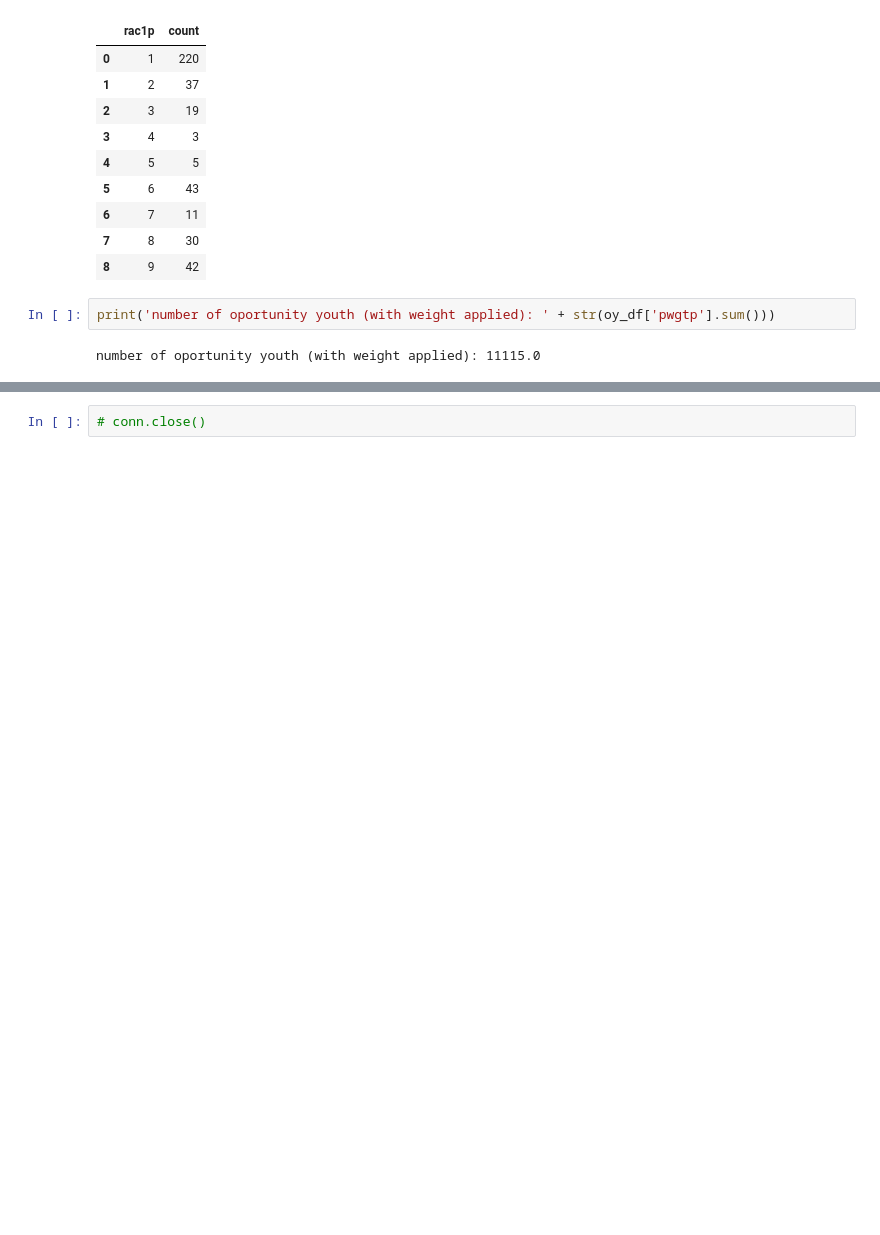
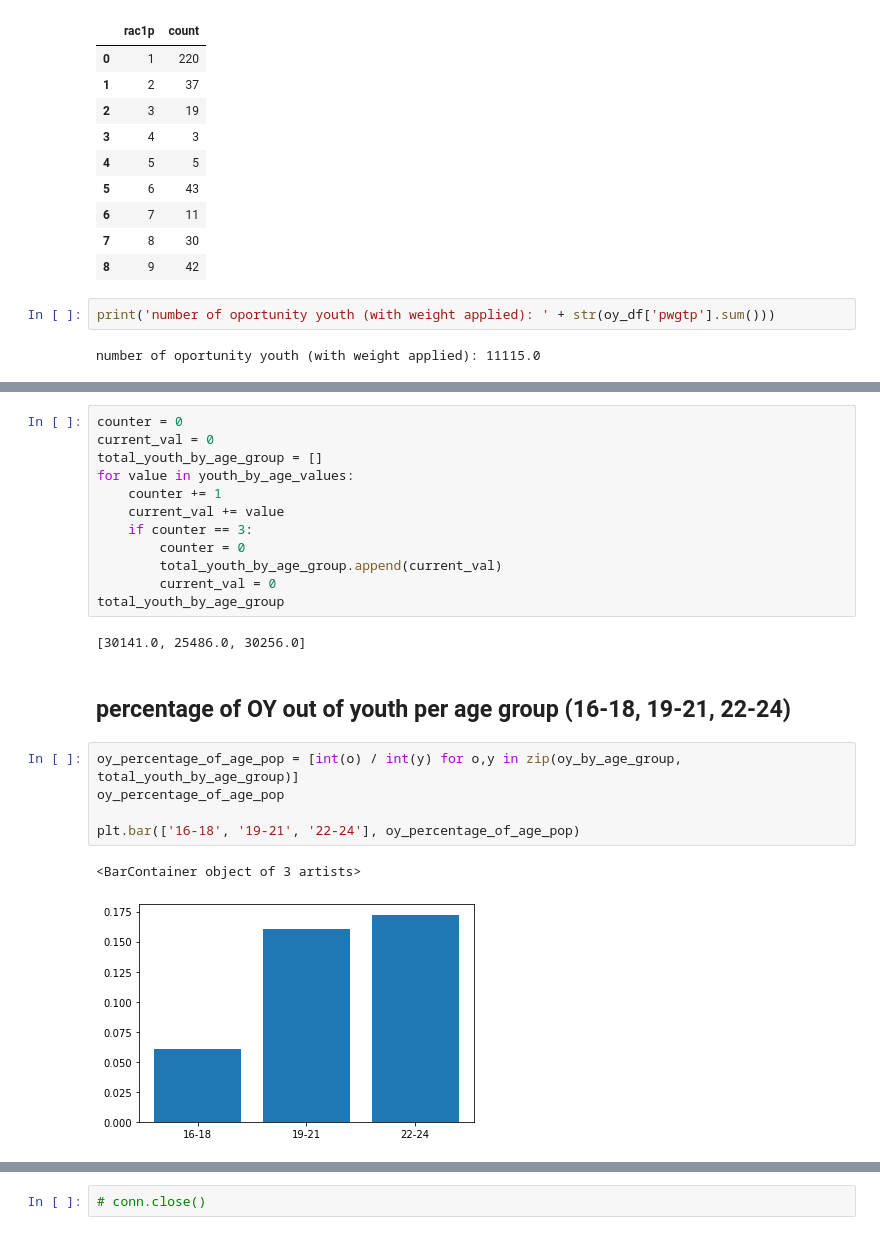
Before and after one commit to sam-thurman/dsc-mod-1-project-seattle-ds, a Jupyter notebook: notebooks/exploratory/02_samt_exploratory.ipynb, the cells around one changed output, grey strips where cells are left out. Drawn from its saved outputs; the diff is of its cells as text; blank space fills up the shorter version.

```diff
--- a/notebooks/exploratory/02_samt_exploratory.ipynb
+++ b/notebooks/exploratory/02_samt_exploratory.ipynb
@@ -195,0 +270,24 @@ number of oportunity youth (with weight applied): 11115.0
+# %%
+counter = 0
+current_val = 0
+total_youth_by_age_group = []
+for value in youth_by_age_values:
+    counter += 1
+    current_val += value
+    if counter == 3:
+        counter = 0
+        total_youth_by_age_group.append(current_val)
+        current_val = 0
+total_youth_by_age_group
+# %% [output]
+[30141.0, 25486.0, 30256.0]
+# %% [markdown]
+## percentage of OY out of youth per age group (16-18, 19-21, 22-24)
+# %%
+oy_percentage_of_age_pop = [int(o) / int(y) for o,y in zip(oy_by_age_group, total_youth_by_age_group)]
+oy_percentage_of_age_pop
+
+plt.bar(['16-18', '19-21', '22-24'], oy_percentage_of_age_pop)
+# %% [output]
+<BarContainer object of 3 artists>
+[figure, added]
```
Also changed, not shown: parts of 13 cells of this notebook, 1 other file.
